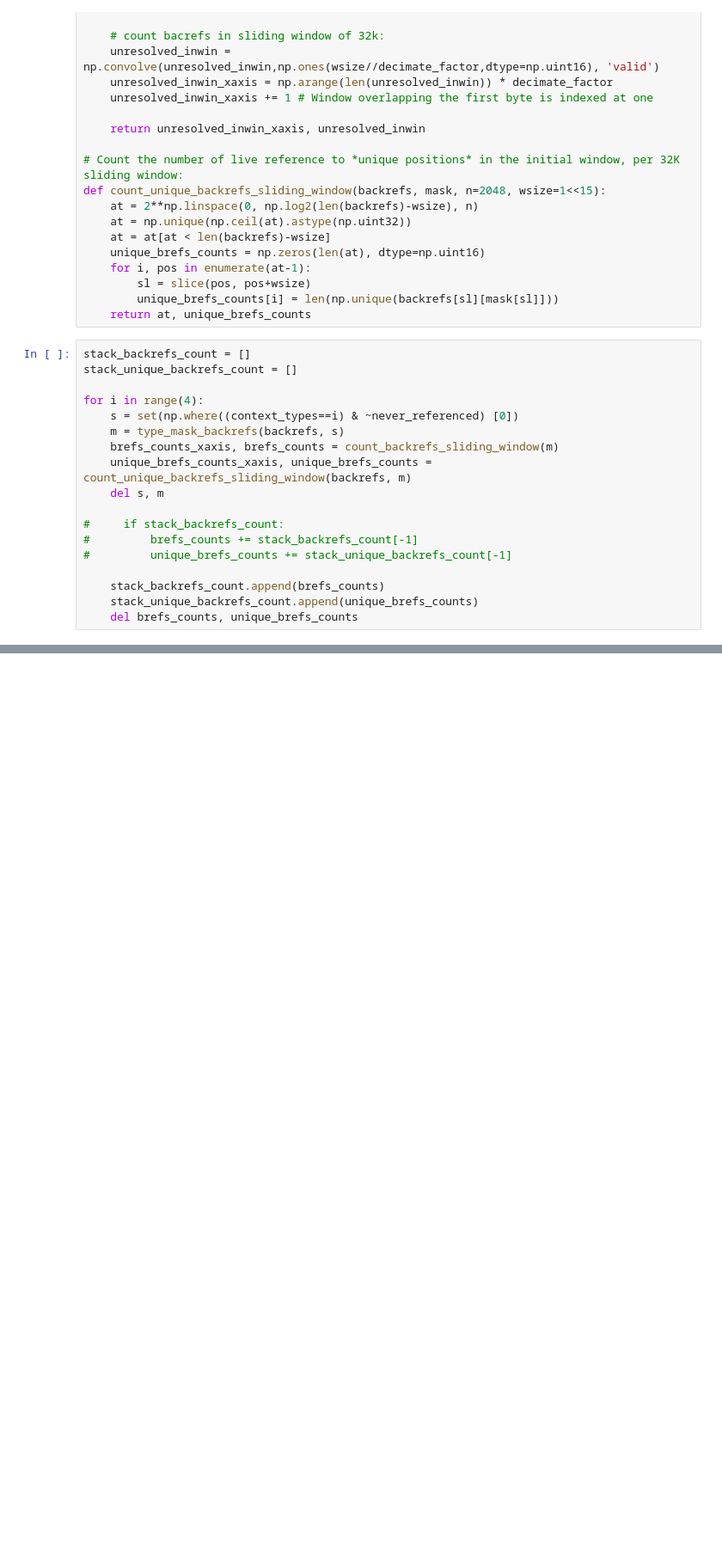
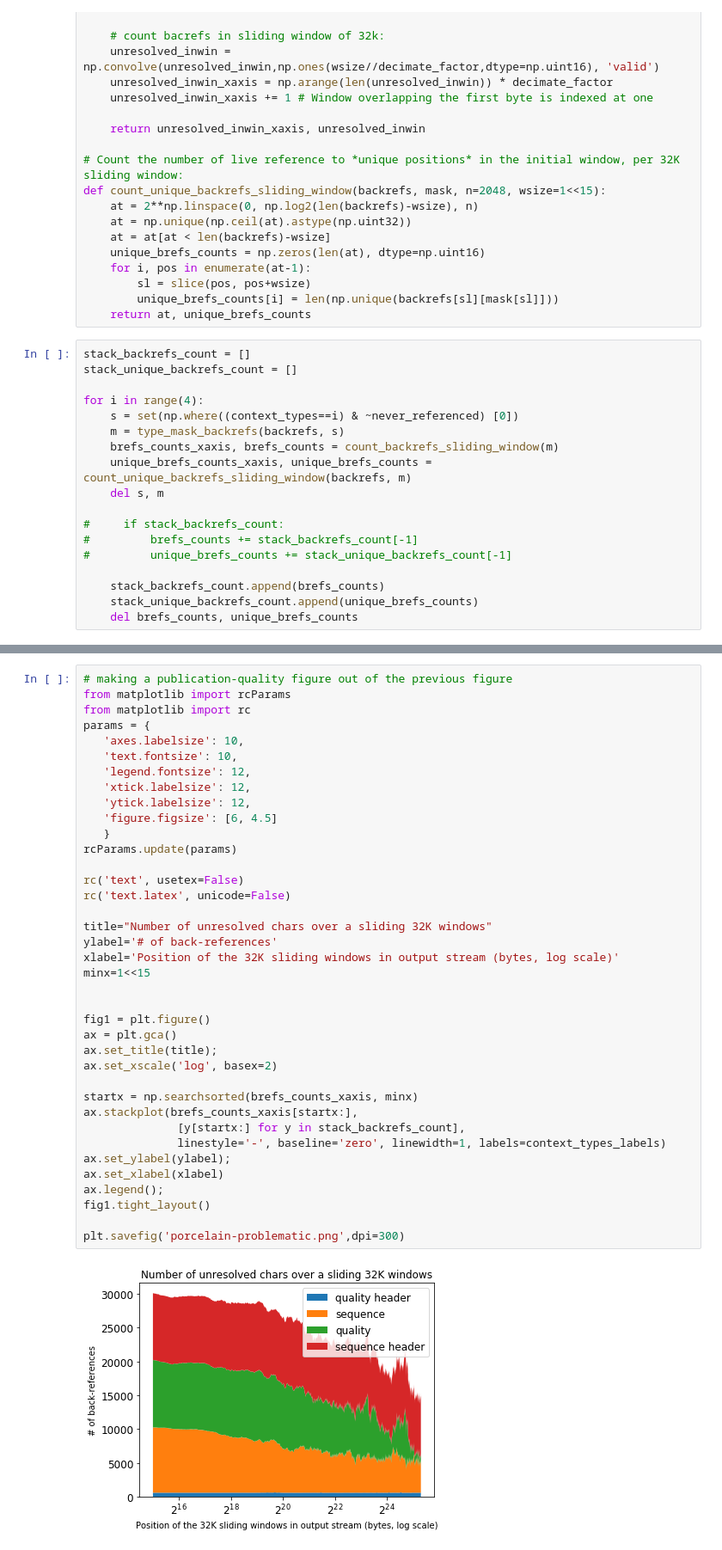
Before and after one commit to rchikhi/fqgz, a Jupyter notebook: ERA987833.ipynb, the cells around one changed output, grey strips where cells are left out. Shown at 86% size. Drawn from its saved outputs; the diff is of its cells as text; blank space fills up the shorter version.

```diff
--- a/ERA987833.ipynb
+++ b/ERA987833.ipynb
@@ -301,0 +303,40 @@ plot_unresolved(minx=1<<20, log=False, figsize=(15,7),
+# %%
+# making a publication-quality figure out of the previous figure
+from matplotlib import rcParams
+from matplotlib import rc
+params = {
+   'axes.labelsize': 10,
+   'text.fontsize': 10,
+   'legend.fontsize': 12,
+   'xtick.labelsize': 12,
+   'ytick.labelsize': 12,
+   'figure.figsize': [6, 4.5]
+   }
+rcParams.update(params)
+
+rc('text', usetex=False)
+rc('text.latex', unicode=False)
+
+title="Number of unresolved chars over a sliding 32K windows"
+ylabel='# of back-references'
+xlabel='Position of the 32K sliding windows in output stream (bytes, log scale)'
+minx=1<<15
+
+
+fig1 = plt.figure()
+ax = plt.gca()
+ax.set_title(title);
+ax.set_xscale('log', basex=2)
+
+startx = np.searchsorted(brefs_counts_xaxis, minx)
+ax.stackplot(brefs_counts_xaxis[startx:],
+              [y[startx:] for y in stack_backrefs_count],
+              linestyle='-', baseline='zero', linewidth=1, labels=context_types_labels)
+ax.set_ylabel(ylabel);
+ax.set_xlabel(xlabel)
+ax.legend();
+fig1.tight_layout()
+
+plt.savefig('porcelain-problematic.png',dpi=300)
+# %% [output]
+[figure, added]
```
Also changed, not shown: parts of 7 cells of this notebook, 1 other file.
